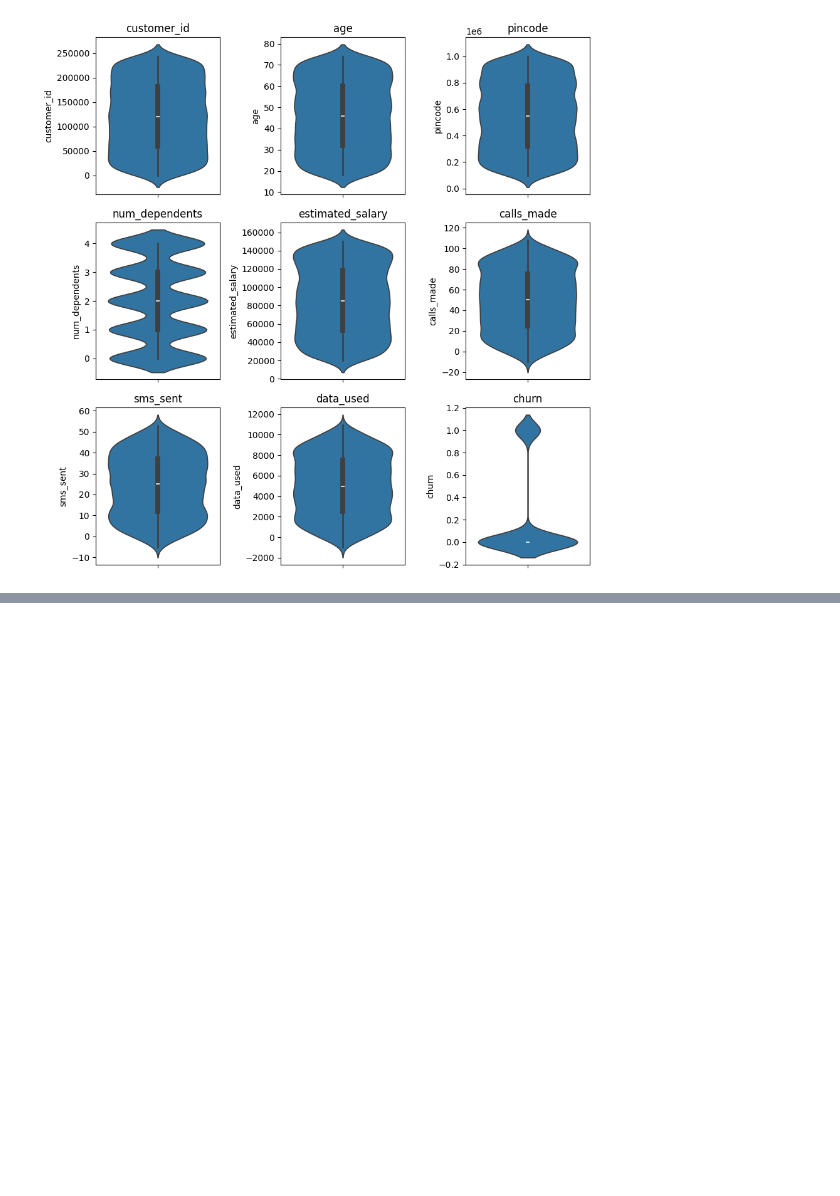
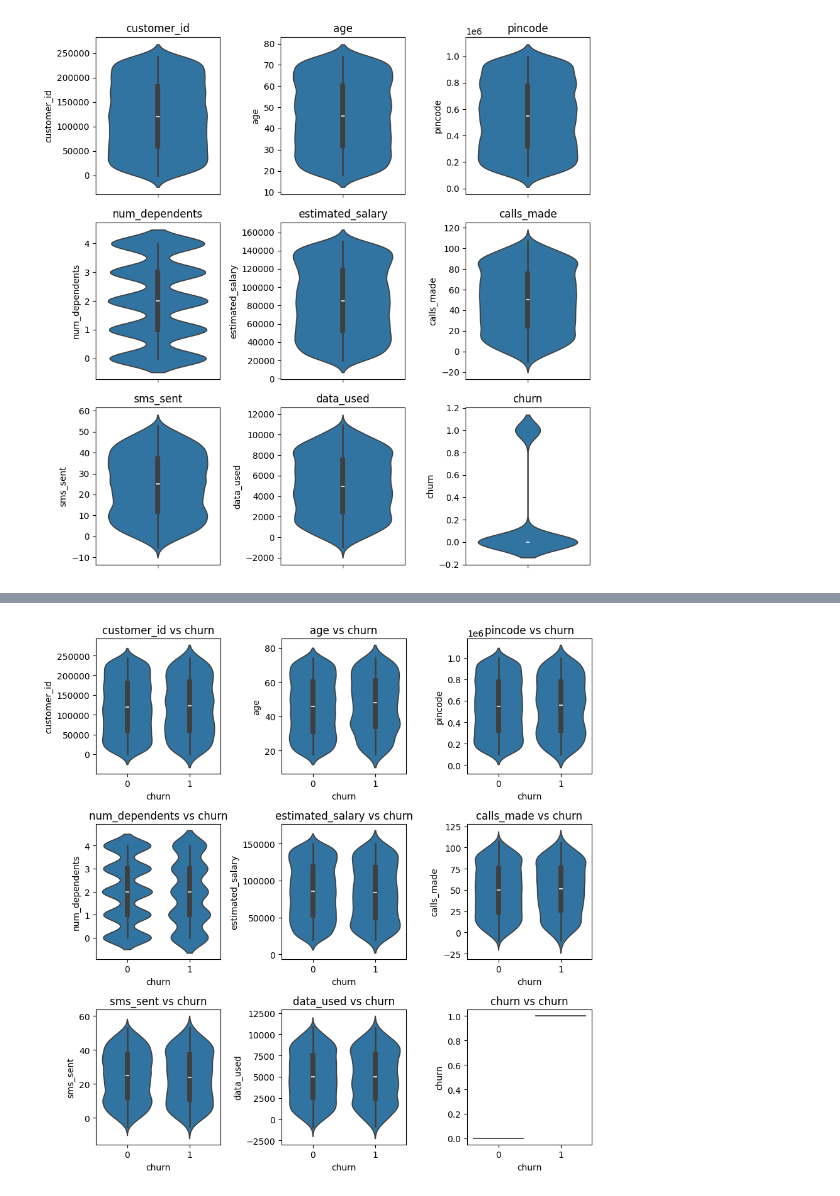
Before and after one commit to ezzaddeentru/churn-prediction, a Jupyter notebook: churn_prediction.ipynb, the cells around one changed output, grey strips where cells are left out. Drawn from its saved outputs; the diff is of its cells as text; code cells hidden in the pictures; blank space fills up the shorter version.

```diff
--- a/churn_prediction.ipynb
+++ b/churn_prediction.ipynb
@@ -273,0 +277,4 @@ plot_category_distribution_by_group(df, 'city', 'churn')
+# %%
+plot_numerical_feature_comparison(df, 'churn', plot_type='violin')
+# %% [output]
+[figure, added]
```
Also changed, not shown: parts of 43 cells of this notebook.
